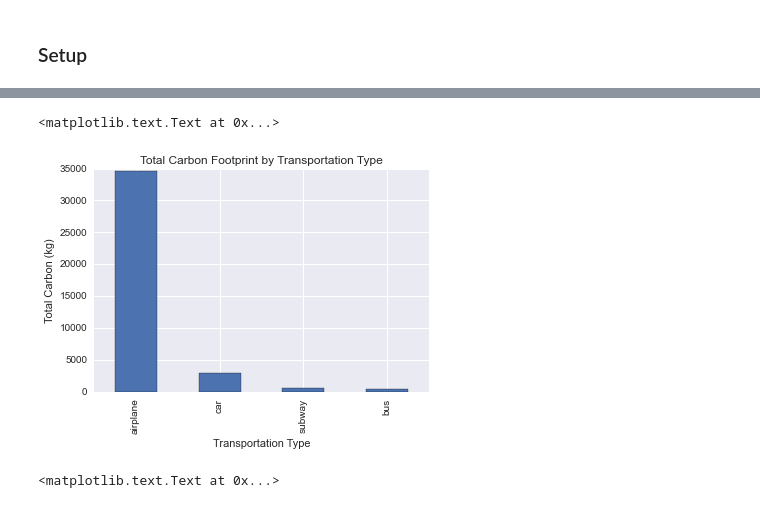
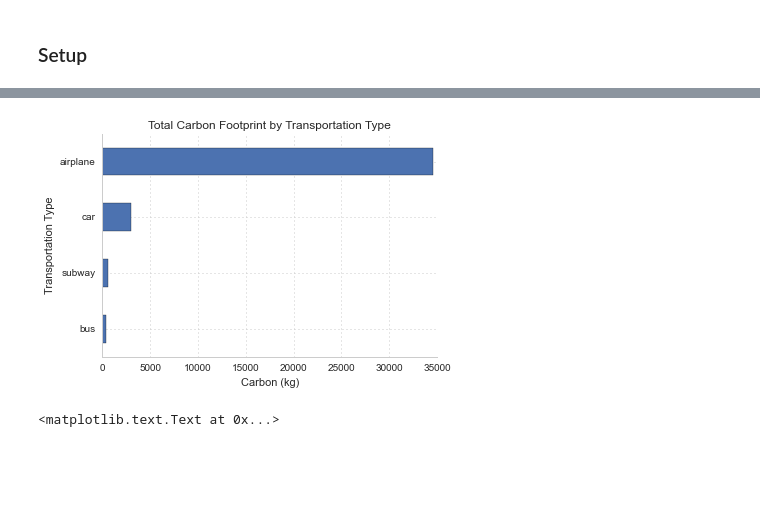
Before and after one commit to pdarche/carbon, a Jupyter notebook: notebooks/Carbon Footprint - EDA.ipynb, the cells around one changed output, grey strips where cells are left out. Cells and saved outputs as stored; diff of their text form; code cells hidden in the pictures; blank space fills up the shorter version.

```diff
--- a/notebooks/Carbon Footprint - EDA.ipynb
+++ b/notebooks/Carbon Footprint - EDA.ipynb
@@ -22,3 +29,13 @@ YEARS_TO_2100 = 84
+# %%
+def modify_gridlines(ax):
+#     ax.yaxis.grid(False)
+#     ax.xaxis.grid(False)
+
+    for line in ax.get_ygridlines():
+        line.set_linestyle(':')
+
+    for line in ax.get_xgridlines():
+        line.set_linestyle(':')
 # %% [markdown]
 ### Setup
 # %%
@@ -84,16 +128,19 @@ pylab.savefig('../images/cumulative_footprint_by_year_wo_flights.png')
 # %%
 # Carbon distribution by transportation type
-grouped_type.carbon.agg('sum').sort_values(ascending=False).plot(kind='bar')
+ax = plt.axes()
+sns.despine()
+modify_gridlines(ax)
+
+grouped_type.carbon.agg('sum').sort_values().plot(kind='barh')
 # plt.axhline(200, color='red', linewidth=.5)
 # plt.axhline(328, color='purple', linewidth=.5)
 # plt.axhline(457, color='orange', linewidth=.5)
 plt.title('Total Carbon Footprint by Transportation Type')
-plt.xlabel('Transportation Type')
-plt.ylabel('Total Carbon (kg)')
-# pylab.savefig('')
+plt.xlabel('Carbon (kg)')
+plt.ylabel('Transportation Type')
+pylab.savefig('../images/total_footprint_by_type.png')
 # %% [output]
-<matplotlib.text.Text at 0x...>
-[figure, old version]
+[figure, new version]
 # %%
 tdf[tdf.type != 'airplane'].groupby('type').carbon.agg('sum').sort_values(ascending=False).plot(kind='bar')
 plt.axhline(200, color='red', linewidth=.5)
```
Also changed, not shown: parts of 15 cells of this notebook, 9 other files.
